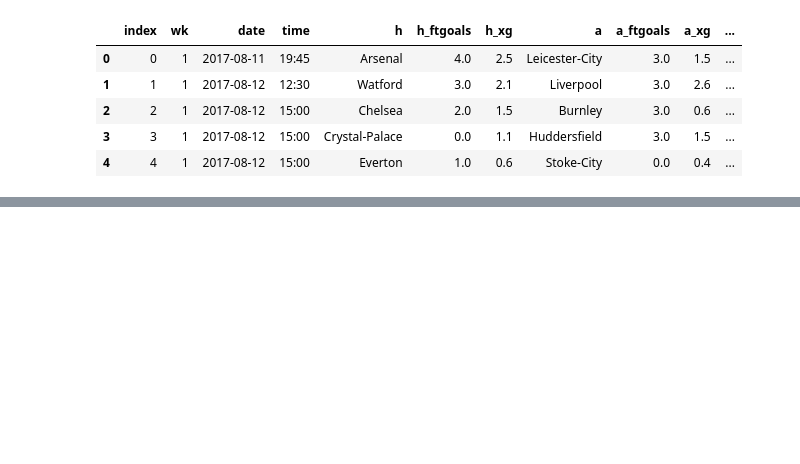
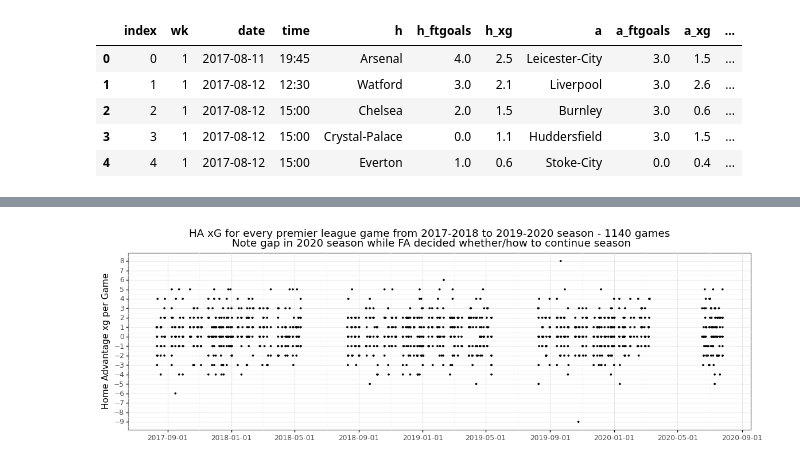
Before and after one commit to jointprob/bmcp-notes, a Jupyter notebook: 001.02 - hackers-soccer.ipynb, the cells around one changed output, grey strips where cells are left out. Drawn from its saved outputs; the diff is of its cells as text; code cells hidden in the pictures; blank space fills up the shorter version.

```diff
--- a/001.02 - hackers-soccer.ipynb
+++ b/001.02 - hackers-soccer.ipynb
@@ -526,0 +213,15 @@ with pm.Model() as model:
+# %%
+target_metric = 'goal_diff'
+# %%
+df1 = df_orig.copy()
+p = (ggplot(df1, aes(x='date', y=target_metric)) +
+     geom_point(size=0.5) +
+     scale_y_continuous(breaks=np.linspace(-10, 10, 21)) +
+     ylab('Home Advantage xg per Game') +
+     xlab('') +
+     labs(title=f'HA xG for every premier league game from 2017-2018 to 2019-2020 season - {len(df1)} games\n Note gap in 2020 season while FA decided whether/how to continue season') +
+     theme(figure_size=(14, 4))
+    )
+p.draw();
+# %% [output]
+[figure, added]
```
Also changed, not shown: parts of 123 cells of this notebook, 4 other files.
